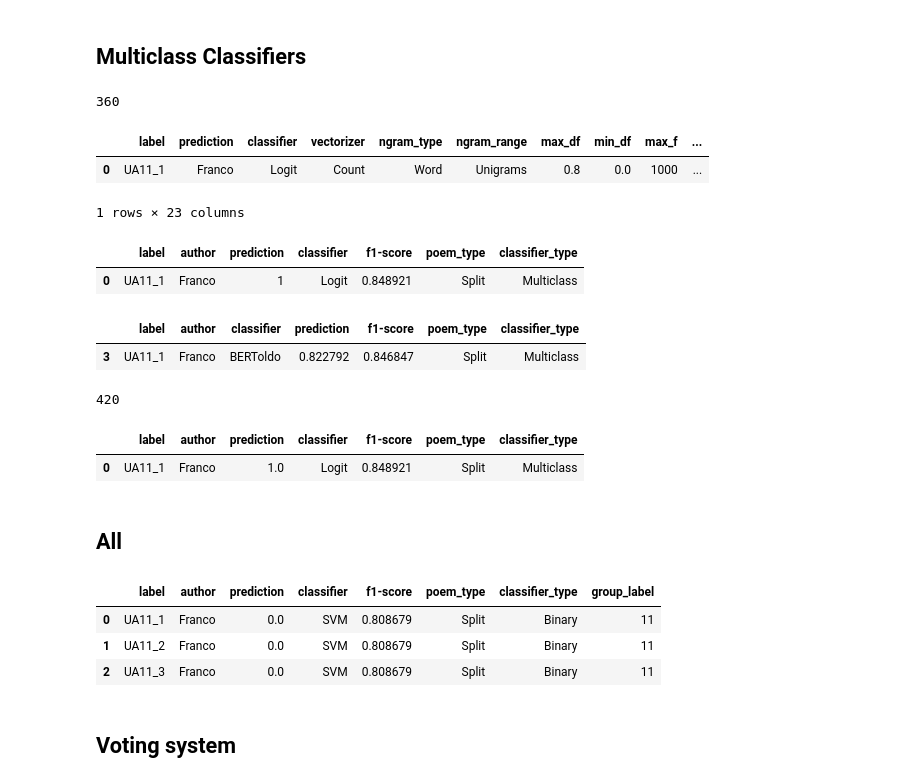
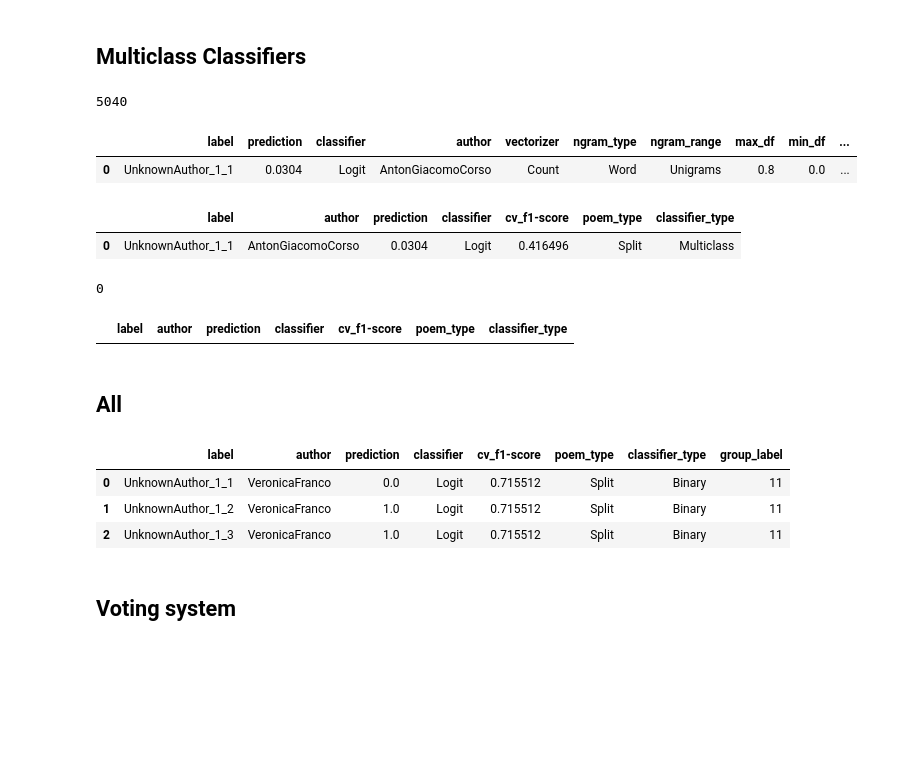
Before and after one commit to federicabologna/incerto-autore, a Jupyter notebook: code/analysis/summary_predictions_detail.ipynb, the cells around one changed output. Saved outputs shown, nothing was run; the diff lists cells and outputs as text; code cells hidden in the pictures; blank space fills up the shorter version.

```diff
--- a/code/analysis/summary_predictions_detail.ipynb
+++ b/code/analysis/summary_predictions_detail.ipynb
@@ -64,46 +62,33 @@ franco_bin[:1]
 # %% [markdown]
 ## Multiclass Classifiers
 # %%
-multi_pred = pd.read_csv(os.path.join(predictions_dir, 'predictions_multiclass.csv'))
+multi_pred = pd.read_csv(os.path.join(predictions_dir, 'predictions_multiclass2.csv'))
+multi_pred.rename(columns={'probability':'prediction'}, inplace=True)
 print(len(multi_pred))
 multi_pred[:1]
 # %% [output]
-360
+5040
-|  | label | prediction | classifier | vectorizer | ngram_type | ngram_range | max_df | min_df | max_f | ... |
-| 0 | UA11_1 | Franco | Logit | Count | Word | Unigrams | 0.8 | 0.0 | 1000 | ... |
+|  | label | prediction | classifier | author | vectorizer | ngram_type | ngram_range | max_df | min_df | ... |
+| 0 | UnknownAuthor_1_1 | 0.0304 | Logit | AntonGiacomoCorso | Count | Word | Unigrams | 0.8 | 0.0 | ... |
-1 rows × 23 columns
 # %%
-franco_multi_split = multi_pred[multi_pred['poem_type'] == 'Split'].drop(columns=['f1-score']).copy()
-franco_multi_split.rename(columns={'prediction':'author', 'Franco_f1':'f1-score'}, inplace=True)
-franco_multi_split['prediction'] = [1 if x == 'Franco' else 0 for x in franco_multi_split['author']]
-franco_multi_split['author'] = 'Franco'
+franco_multi_split = multi_pred[multi_pred['poem_type'] == 'Split'].copy()
 
-franco_multi_split = franco_multi_split[['label', 'author',  'prediction', 'classifier', 'f1-score', 'poem_type', 'classifier_type']]
+franco_multi_split = franco_multi_split[['label', 'author',  'prediction', 'classifier', 'cv_f1-score', 'poem_type', 'classifier_type']]
 franco_multi_split[:1]
 # %% [output]
-|  | label | author | prediction | classifier | f1-score | poem_type | classifier_type |
-| 0 | UA11_1 | Franco | 1 | Logit | 0.848921 | Split | Multiclass |
+|  | label | author | prediction | classifier | cv_f1-score | poem_type | classifier_type |
+| 0 | UnknownAuthor_1_1 | AntonGiacomoCorso | 0.0304 | Logit | 0.416496 | Split | Multiclass |
 # %%
 label2id = {'AntonGiacomoCorso': 0, 'CelioMagno': 1, 'DomenicoVenier': 2, 'Franco': 3, 'GiorgioGradenigo': 4, 'MarcoVenier': 5, 'Petrarca': 6, 'PietroBembo': 7, 'macro avg': 9}
-# %%
-multi_bert_pred = pd.read_csv(os.path.join(predictions_dir, 'predictions_multi_bertoldo.csv'))
-franco_multi_bert = multi_bert_pred[multi_bert_pred['author'] == 'Franco'].copy()
-finetuned_path = os.path.join(incerto_dir, 'output','finetuned-models', 'multi-class', 'bertoldo', 'classification_report.csv')
-df = pd.read_csv(finetuned_path)
-franco_multi_bert['f1-score'] = df.loc[:, 'f1-score'][3]
-franco_multi_bert['poem_type'] = 'Split'
-franco_multi_bert['classifier_type'] = 'Multiclass'
-franco_multi_bert[:1]
-# %% [output]
-|  | label | author | classifier | prediction | f1-score | poem_type | classifier_type |
-| 3 | UA11_1 | Franco | BERToldo | 0.822792 | 0.846847 | Split | Multiclass |
 # %%
-franco_multi = pd.concat([franco_multi_split, franco_multi_bert], ignore_index=True)
+franco_multi = franco_multi_split #pd.concat([new_multi_pred, new_multi_bert_pred], ignore_index=True)
+cond = (franco_multi['cv_f1-score'] > 0.7)
+franco_multi = franco_multi.loc[cond].reset_index(drop=True).copy()
+franco_multi.reset_index()
 print(len(franco_multi))
-franco_multi[:1]
+franco_multi
 # %% [output]
-420
+0
-|  | label | author | prediction | classifier | f1-score | poem_type | classifier_type |
-| 0 | UA11_1 | Franco | 1.0 | Logit | 0.848921 | Split | Multiclass |
+|  | label | author | prediction | classifier | cv_f1-score | poem_type | classifier_type |
 # %% [markdown]
 ## All
@@ -110,12 +105,24 @@ franco_multi[:1]
+# %%
+author_UA_number_dict = {
+    "UnknownAuthor_1": 11,
+    "UnknownAuthor_2": 14,
+    "UnknownAuthor_3": 1,
+    "UnknownAuthor_4": 4,
+    "UnknownAuthor_5": 6,
+    "UnknownAuthor_6": 7,
+    "UnknownAuthor_7": 9
+}
 # %%
 all_pred = pd.concat([franco_bin, franco_multi], ignore_index=True)
-all_pred['group_label'] = [int(x.split('_')[0][2:]) for x in all_pred.label]
+all_pred['group_label'] = ['_'.join(x.split('_')[:-1]) for x in all_pred.label]
+all_pred['group_label'] = all_pred['group_label'].map(author_UA_number_dict)
+# all_pred['label'] = all_pred['label'].apply(lambda x: author_UA_dict['_'.join(x.split('_')[:2])] + '_' + '_'.join(x.split('_')[2:]) if '_'.join(x.split('_')[:2]) in author_UA_dict else x)
 all_pred[:3]
 # %% [output]
-|  | label | author | prediction | classifier | f1-score | poem_type | classifier_type | group_label |
-| 0 | UA11_1 | Franco | 0.0 | SVM | 0.808679 | Split | Binary | 11 |
-| 1 | UA11_2 | Franco | 0.0 | SVM | 0.808679 | Split | Binary | 11 |
-| 2 | UA11_3 | Franco | 0.0 | SVM | 0.808679 | Split | Binary | 11 |
+|  | label | author | prediction | classifier | cv_f1-score | poem_type | classifier_type | group_label |
+| 0 | UnknownAuthor_1_1 | VeronicaFranco | 0.0 | Logit | 0.715512 | Split | Binary | 11 |
+| 1 | UnknownAuthor_1_2 | VeronicaFranco | 1.0 | Logit | 0.715512 | Split | Binary | 11 |
+| 2 | UnknownAuthor_1_3 | VeronicaFranco | 1.0 | Logit | 0.715512 | Split | Binary | 11 |
 # %% [markdown]
 ## Voting system
 # %%
```
Also changed, not shown: parts of 12 cells of this notebook, 7 other files.
